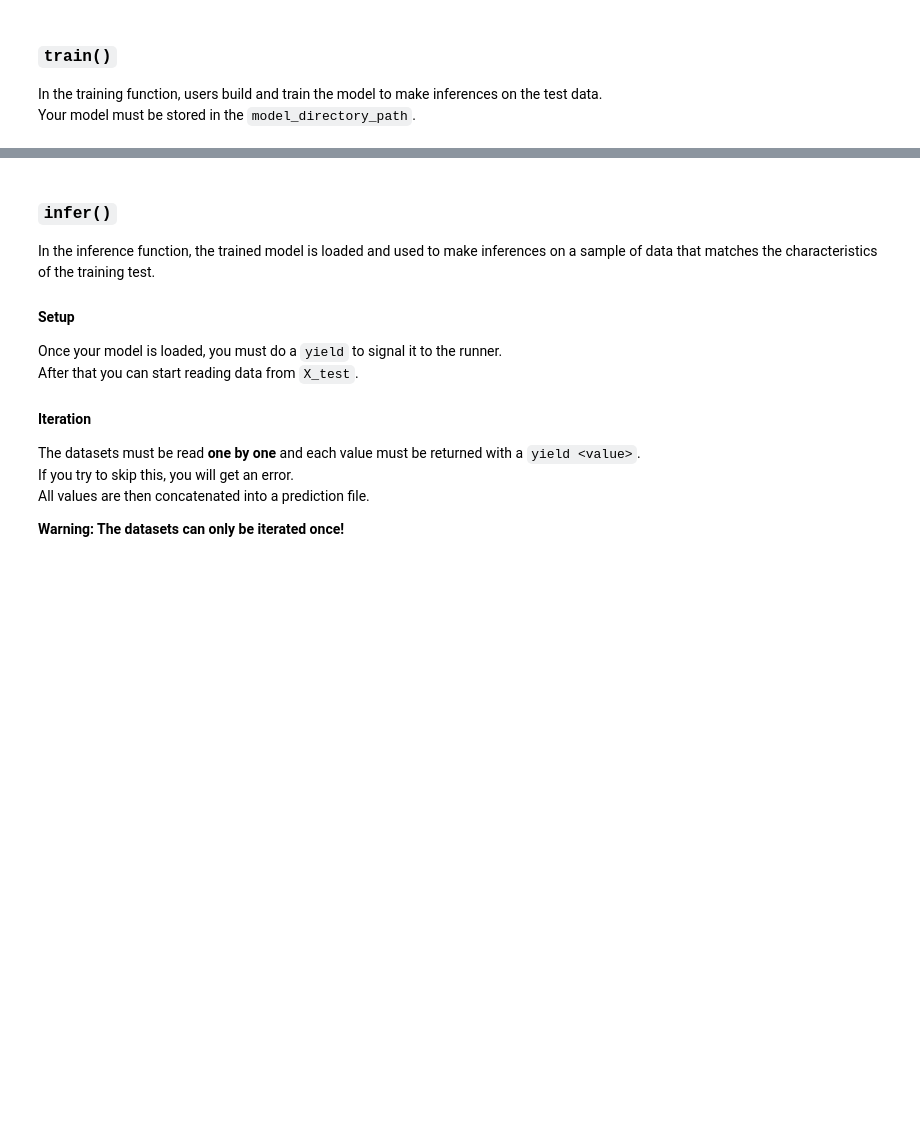
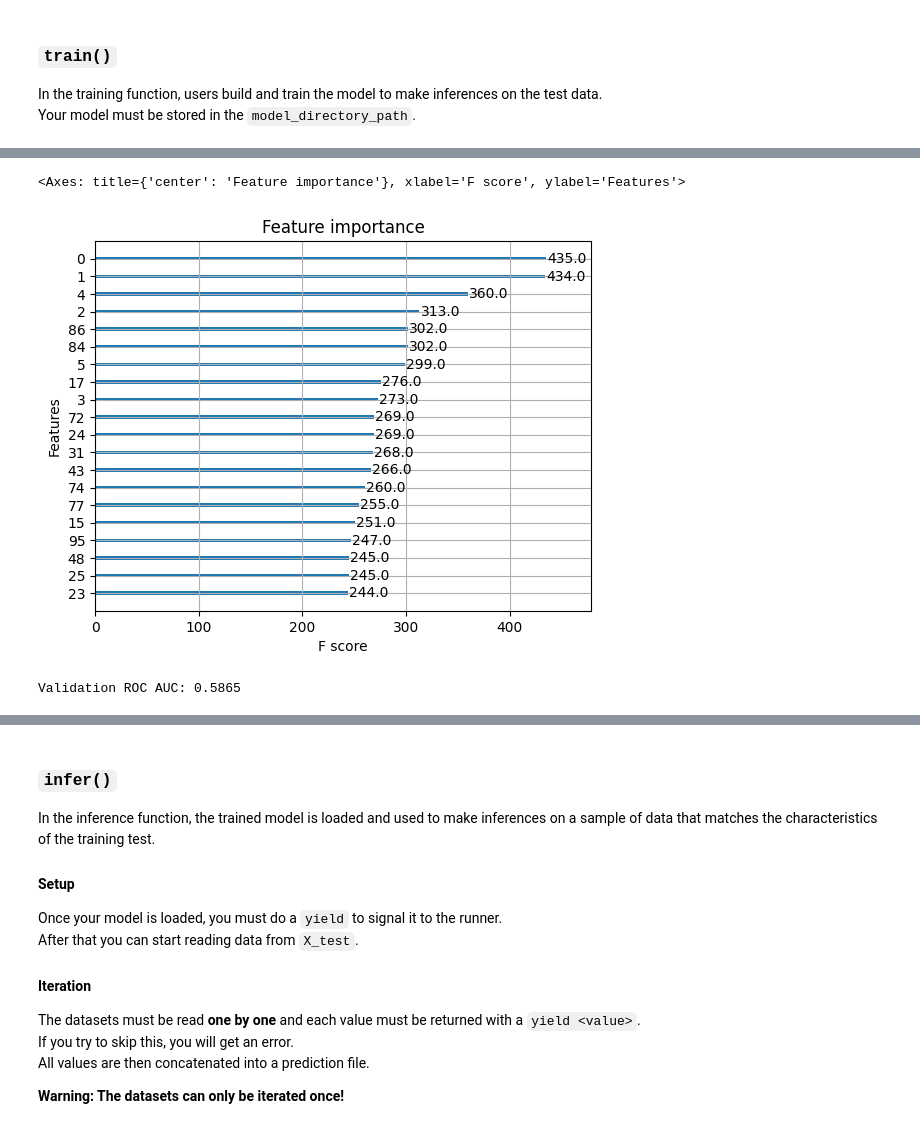
Before and after one commit to nurdauletakhanov/BlottoGame, a Jupyter notebook: competitions/structural-break/quickstarters/random-submission/random-submission.ipynb, the cells around one changed output, grey strips where cells are left out. Cells and saved outputs as stored; diff of their text form; code cells hidden in the pictures; blank space fills up the shorter version.

```diff
--- a/competitions/structural-break/quickstarters/random-submission/random-submission.ipynb
+++ b/competitions/structural-break/quickstarters/random-submission/random-submission.ipynb
@@ -189,0 +185,4 @@ def train(
+# %%
+X_list = {id: group for id, group in X_train.groupby('id')}
+X = create_input(X_list)
+y = y_train.astype(int).values
@@ -189,0 +205,25 @@ def train(
+# %%
+Xtr, X_val, ytr, y_val = train_test_split(X, y, test_size=0.2, random_state=42)
+clf = xgb.XGBClassifier(
+    n_estimators=500,
+    max_depth=6,
+    learning_rate=0.03,
+    subsample=0.8,
+    colsample_bytree=0.8,
+    gamma=1.0,
+    reg_alpha=0.1,
+    reg_lambda=1.0,
+    tree_method='hist',  # or 'gpu_hist' if you have GPU
+    n_jobs=-1,
+    random_state=42,
+    use_label_encoder=False,
+    eval_metric='auc',
+    # early_stopping_rounds=50,
+    # device='cuda',
+)
+
+clf.fit(
+    Xtr, ytr,
+    eval_set=[(X_val, y_val)],
+    verbose=10
+)
@@ -189,0 +263,11 @@ def train(
+# %%
+xgb.plot_importance(clf, max_num_features=20)
+# %% [output]
+<Axes: title={'center': 'Feature importance'}, xlabel='F score', ylabel='Features'>
+[figure, added]
+# %%
+y_val_pred_proba = clf.predict_proba(X_val)[:, 1]  # take class=1 probability
+auc = roc_auc_score(y_val, y_val_pred_proba)
+print(f"Validation ROC AUC: {auc:.4f}")
+# %% [output]
+Validation ROC AUC: 0.5865
```
Also changed, not shown: parts of 15 cells of this notebook.
